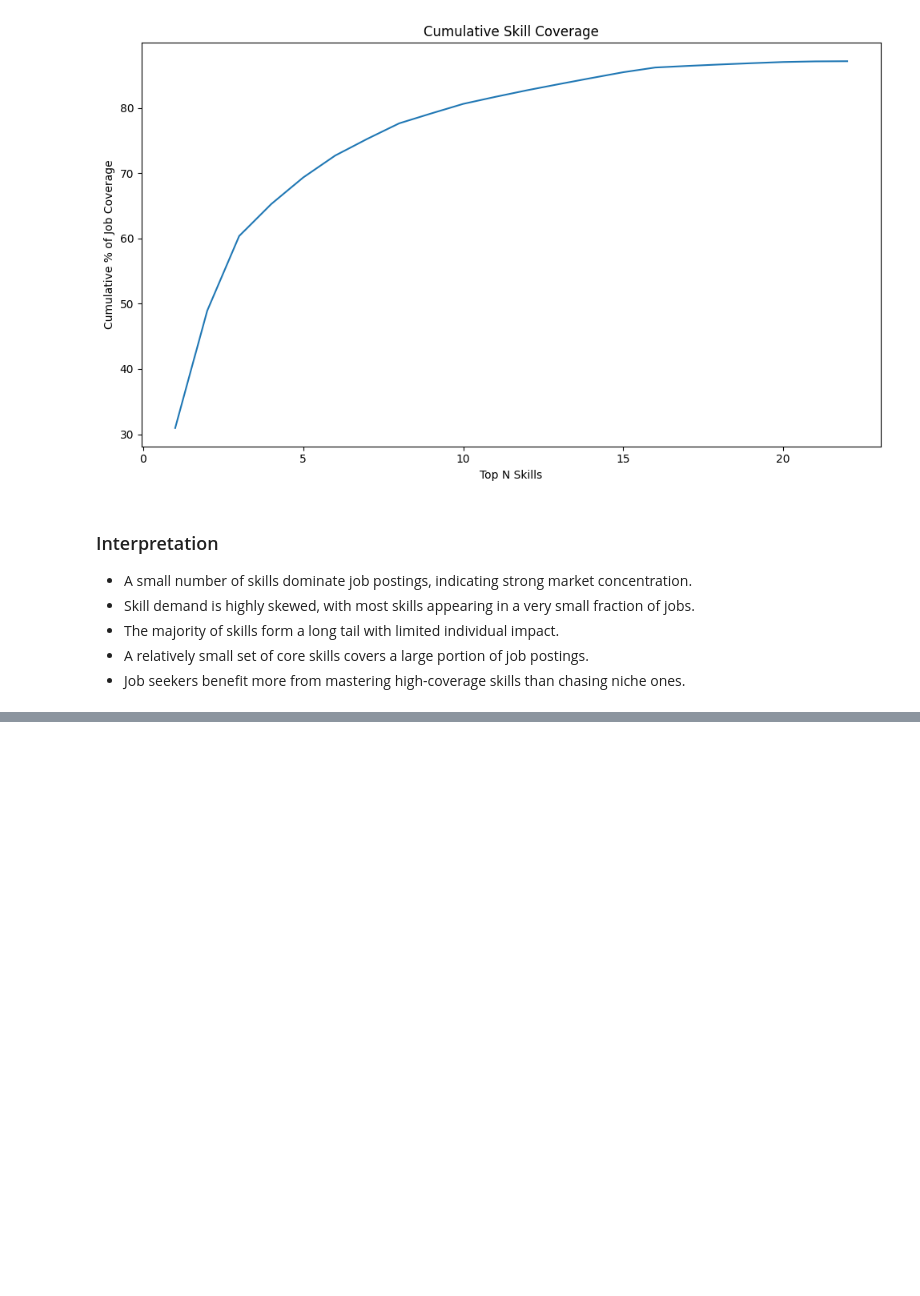
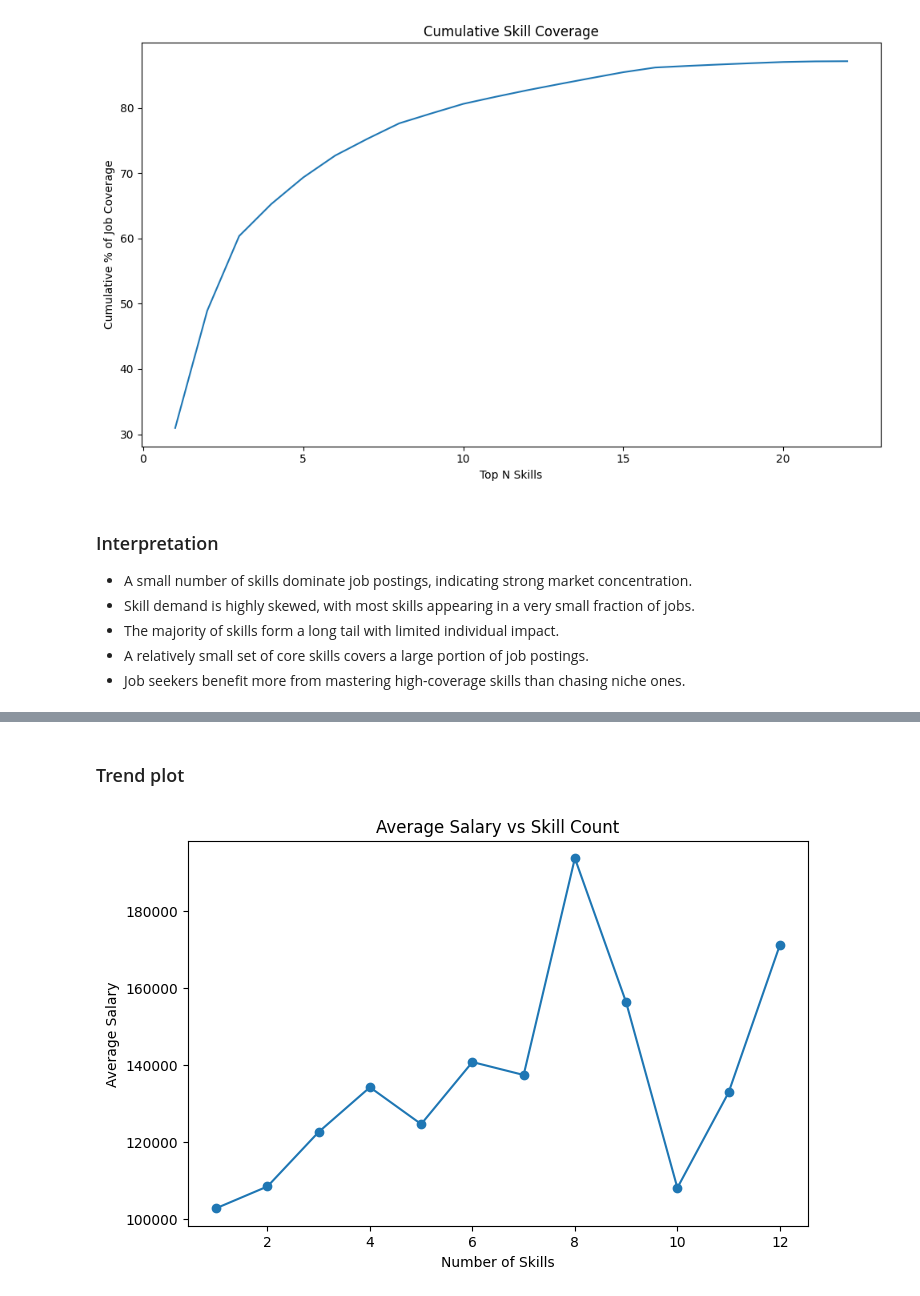
Before and after one commit to sufyan14/job-market-intelligence-system, a Jupyter notebook: notebooks/03_eda_skill_demand_analysis.ipynb, the cells around one changed output, grey strips where cells are left out. Saved outputs shown, nothing was run; the diff lists cells and outputs as text; code cells hidden in the pictures; blank space fills up the shorter version.

```diff
--- a/notebooks/03_eda_skill_demand_analysis.ipynb
+++ b/notebooks/03_eda_skill_demand_analysis.ipynb
@@ -81,0 +156,25 @@ plt.show()
+# %%
+salary_by_skills = (
+    df_salary.groupby("skill_count")["salary_final"]
+    .mean()
+    .reset_index()
+)
+
+salary_by_skills = salary_by_skills[salary_by_skills["skill_count"] <= 15]
+# %% [markdown]
+### Trend plot
+# %%
+plt.figure(figsize=(8,5))
+plt.plot(
+    salary_by_skills["skill_count"],
+    salary_by_skills["salary_final"],
+    marker="o"
+)
+plt.xlabel("Number of Skills")
+plt.ylabel("Average Salary")
+plt.title("Average Salary vs Skill Count")
+
+plt.savefig("salary_vs_skill_count.png", bbox_inches="tight")
+plt.show()
+# %% [output]
+[figure, added]
```
Also changed, not shown: parts of 14 cells of this notebook.
